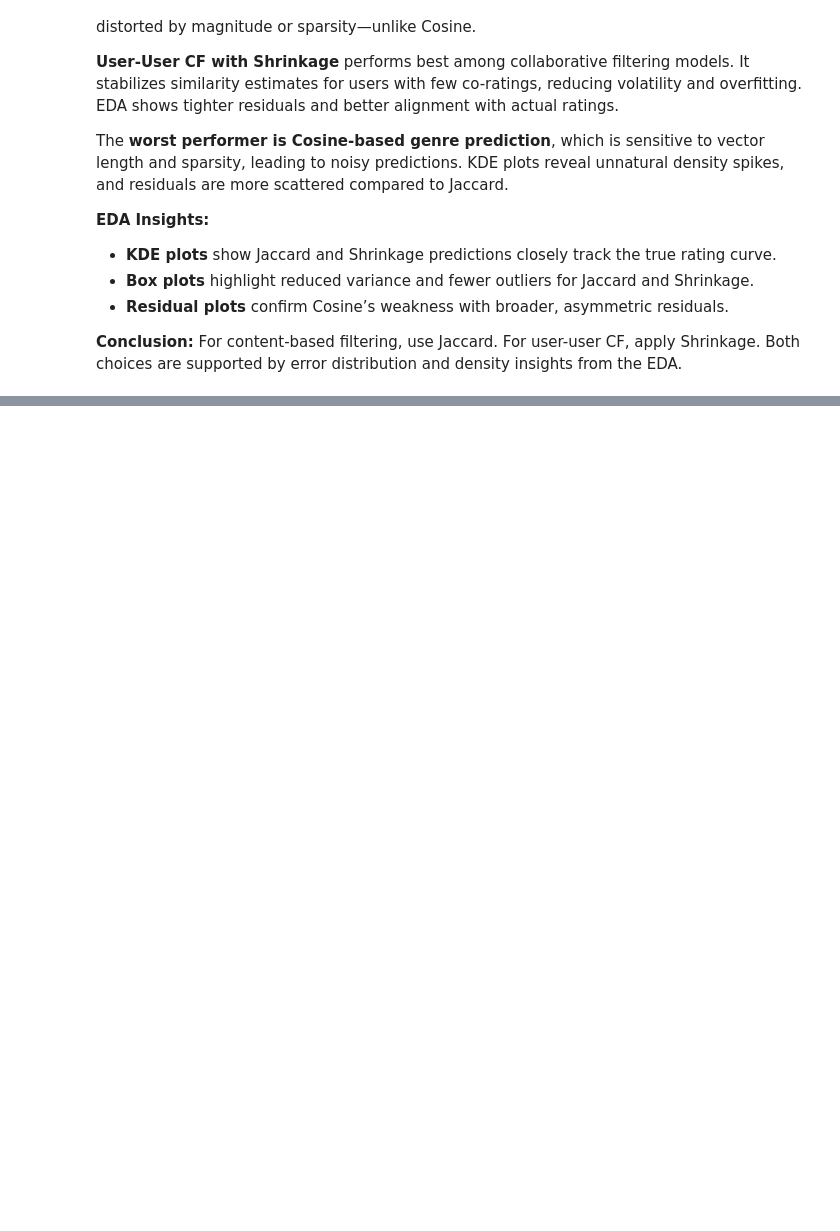
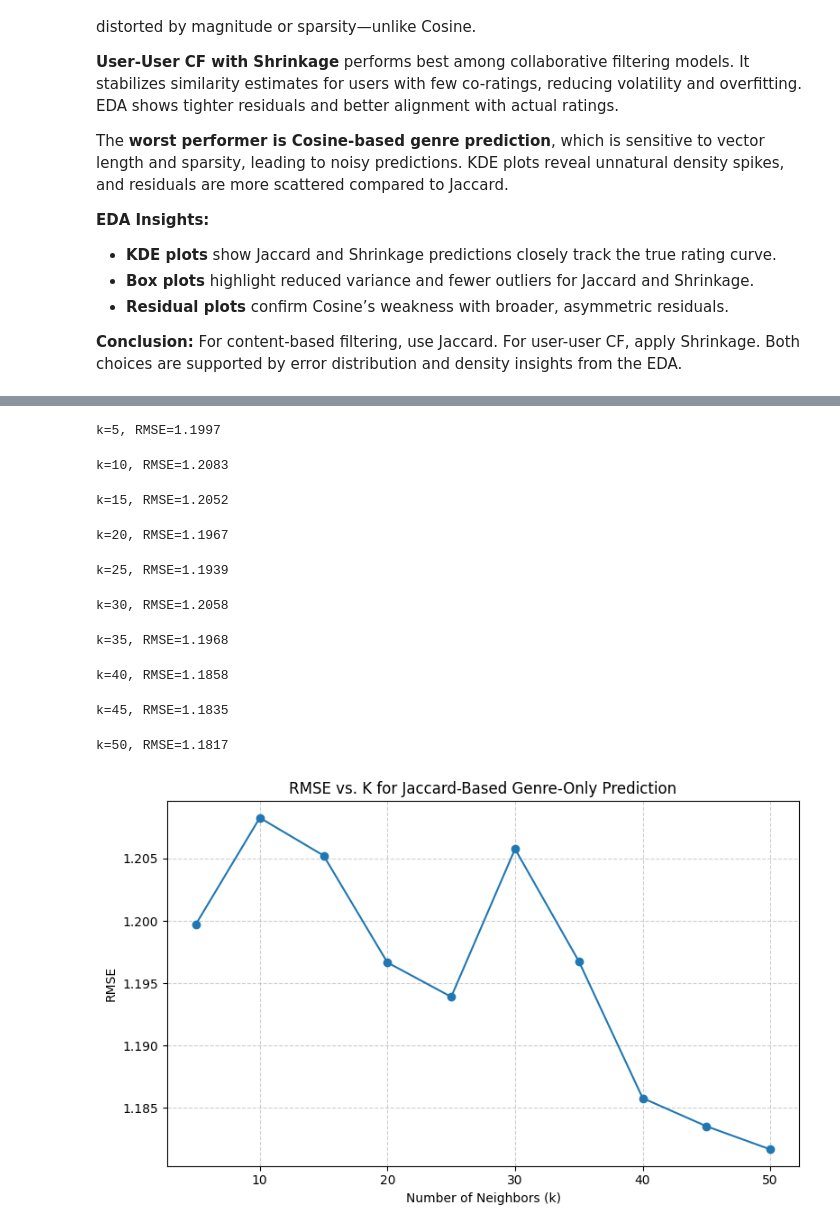
Before and after one commit to hawa1983/DATA-612, a Jupyter notebook: Project_2.ipynb, the cells around one changed output, grey strips where cells are left out. Cells and saved outputs as stored; diff of their text form; code cells hidden in the pictures; blank space fills up the shorter version.

```diff
--- a/Project_2.ipynb
+++ b/Project_2.ipynb
@@ -2240,0 +2273,72 @@ For content-based filtering, use Jaccard. For user-user CF, apply Shrinkage. Bot
+# %%
+import numpy as np
+import matplotlib.pyplot as plt
+from sklearn.metrics import mean_squared_error
+from tqdm import tqdm  # progress bar
+
+# Convert genre_matrix to numpy array for vectorized computation
+genre_array = genre_matrix.values
+movie_id_list = train_movies['movieId'].values
+movie_index_map = {mid: idx for idx, mid in enumerate(movie_id_list)}
+
+# Vectorized Jaccard similarity
+def fast_jaccard_similarity(vec, mat):
+    intersection = np.logical_and(vec, mat).sum(axis=1)
+    union = np.logical_or(vec, mat).sum(axis=1)
+    with np.errstate(divide='ignore', invalid='ignore'):
+        sim = np.true_divide(intersection, union)
+        sim[union == 0] = 0
+    return sim
+
+# Genre-only prediction with vectorized Jaccard
+def genre_only_predict_jaccard_k(mid, k):
+    if mid not in movie_index_map:
+        return global_mean
+
+    idx = movie_index_map[mid]
+    target_vec = genre_array[idx]
+    sims = fast_jaccard_similarity(target_vec, genre_array)
+    sims[idx] = 0  # Exclude self
+
+    top_k_idx = np.argsort(sims)[-k:]
+    neighbor_ids = movie_id_list[top_k_idx]
+    neighbor_ratings = movie_means[movie_means.index.isin(neighbor_ids)]
+
+    return neighbor_ratings.mean() if not neighbor_ratings.empty else global_mean
+
+# Evaluate and time with tqdm
+k_values = list(range(5, 55, 5))
+rmse_scores = []
+
+for k in k_values:
+    preds = []
+    actuals = []
+    for _, row in tqdm(test_ratings.iterrows(), total=len(test_ratings), desc=f"k={k}"):
+        pred = genre_only_predict_jaccard_k(row['movieId'], k)
+        preds.append(pred)
+        actuals.append(row['rating'])
+    rmse = np.sqrt(mean_squared_error(actuals, preds))
+    rmse_scores.append(rmse)
+    print(f"k={k}, RMSE={rmse:.4f}")
+
+# Plot RMSE vs k
+plt.figure(figsize=(8, 5))
+plt.plot(k_values, rmse_scores, marker='o')
+plt.title("RMSE vs. K for Jaccard-Based Genre-Only Prediction")
+plt.xlabel("Number of Neighbors (k)")
+plt.ylabel("RMSE")
+plt.grid(True, linestyle='--', alpha=0.6)
+plt.tight_layout()
+plt.show()
+# %% [output]
+k=5, RMSE=1.1997
+k=10, RMSE=1.2083
+k=15, RMSE=1.2052
+k=20, RMSE=1.1967
+k=25, RMSE=1.1939
+k=30, RMSE=1.2058
+k=35, RMSE=1.1968
+k=40, RMSE=1.1858
+k=45, RMSE=1.1835
+k=50, RMSE=1.1817
+[figure, added]
```
Also changed, not shown: parts of 7 cells of this notebook.
